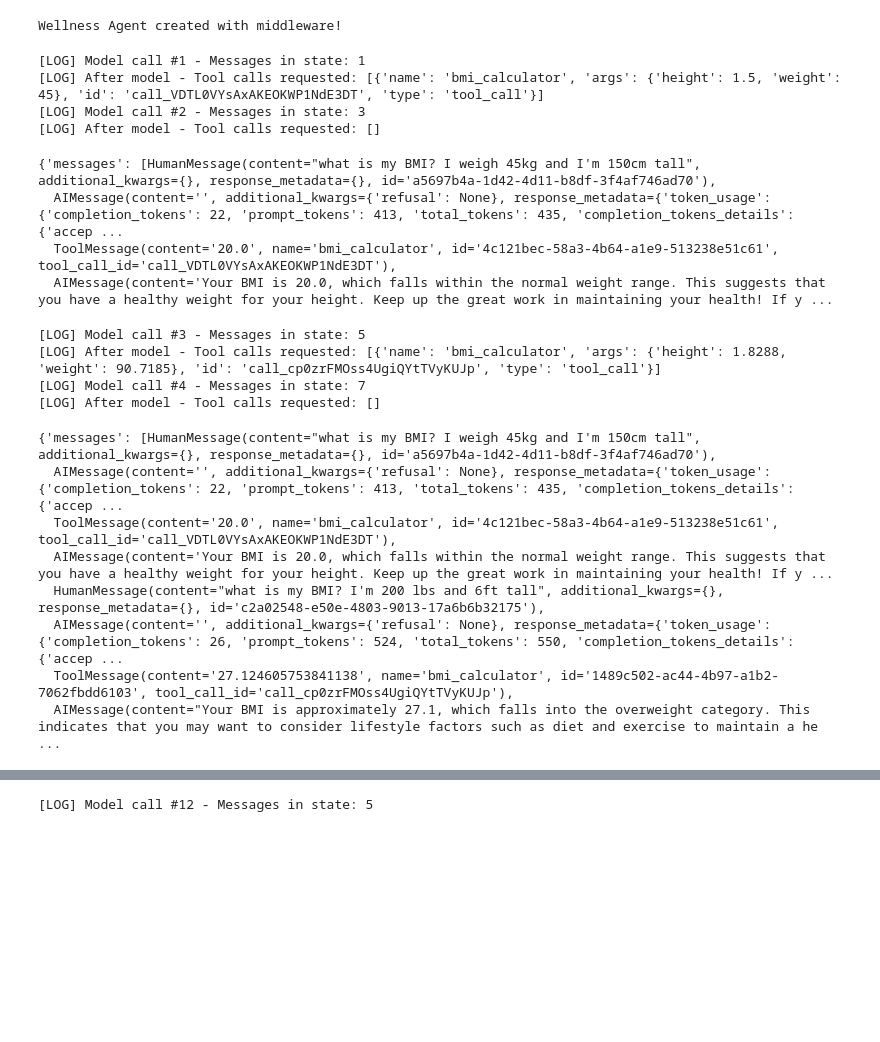
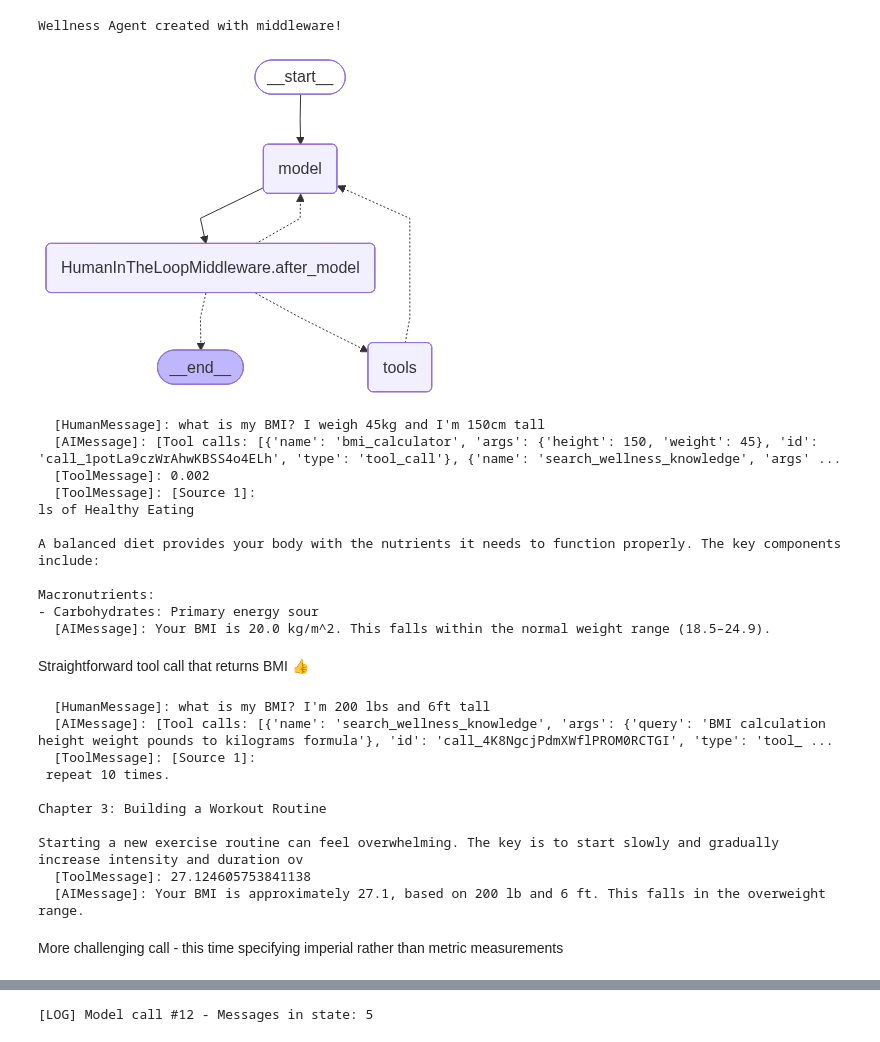
Before and after one commit to stevejgoodman/AIE9, a Jupyter notebook: 03_The_Agent_Loop/The_Agent_Loop_Assignment.ipynb, the cells around one changed output, grey strips where cells are left out. Saved outputs shown, nothing was run; the diff lists cells and outputs as text; code cells hidden in the pictures; blank space fills up the shorter version.

```diff
--- a/03_The_Agent_Loop/The_Agent_Loop_Assignment.ipynb
+++ b/03_The_Agent_Loop/The_Agent_Loop_Assignment.ipynb
@@ -359,0 +414,3 @@ NameError: name 'tool' is not defined
+# %%
+query = HumanMessage("how many words are in the following sentence: 'How now brown cow'")
+simple_agent.invoke({"messages": query})
@@ -796,6 +866,9 @@ from langchain import tools
 from langchain.agents import create_agent
 from langchain.agents.middleware import HumanInTheLoopMiddleware
 from langgraph.checkpoint.memory import InMemorySaver
+from langchain.messages import AIMessage, HumanMessage, ToolMessage
+from langchain.chat_models import init_chat_model
+llm = init_chat_model('gpt-5')
 # %%
 @tool
 def bmi_calculator(height: float, weight: float)-> float:
@@ -812,10 +885,6 @@ def bmi_calculator(height: float, weight: float)-> float:
     """
     if height > 0 and weight > 0:
         return weight / ((height)**2)
-# %%
-from langchain.chat_models import init_chat_model
-
-llm = init_chat_model('gpt-5-nano')
 # %%
 @tool
 def workout_plan(workout_requirements:str) -> str:
@@ -825,8 +893,6 @@ def workout_plan(workout_requirements:str) -> str:
 
     return results
 # %%
-
-
 rag_tools = [
     search_wellness_knowledge,
     bmi_calculator,
@@ -835,9 +901,9 @@ rag_tools = [
 
 # Create the agentic RAG system with middleware
 wellness_agent = create_agent(
-    model="gpt-4o",
+    model="gpt-5-nano",
     tools=rag_tools,
-    checkpointer=InMemorySaver(),
+    checkpointer=InMemorySaver(), # My Own addition for later
     system_prompt="""You are a helpful wellness assistant with access to a comprehensive health and wellness knowledge base.
      And to tools that calculate BMI and create fitness plans
 
@@ -848,7 +914,7 @@ wellness_agent = create_agent(
     4. Be supportive and encouraging in your responses
     5. If you cannot find relevant information, say so honestly
 
-Remember: Always cite information from the knowledge base when applicable.""",
+Answer the question and don't provide additional information unless the user has asked for it.""",
     middleware=[
         HumanInTheLoopMiddleware(interrupt_on={"workout_plan": True},
         description_prefix="Tool execution requires approval"),
@@ -860,3 +926,8 @@ Remember: Always cite information from the knowledge base when applicable.""",
 print("Wellness Agent created with middleware!")
 # %% [output]
 Wellness Agent created with middleware!
+# %%
+from IPython.display import display, Image
+display(Image(wellness_agent.get_graph().draw_mermaid_png()))
+# %% [output]
+[figure, added]
@@ -863,32 +940,37 @@ Wellness Agent created with middleware!
 # %%
 config = {"configurable": {"thread_id": "1"}}
 query = "what is my BMI? I weigh 45kg and I'm 150cm tall"
-wellness_agent.invoke( {"messages": [{"role": "user", "content": query}]}, config = config )
+pretty_print(wellness_agent.invoke( {"messages": [{"role": "user", "content": query}]}, config = config ))
 # %% [output]
-[LOG] Model call #1 - Messages in state: 1
-[LOG] After model - Tool calls requested: [{'name': 'bmi_calculator', 'args': {'height': 1.5, 'weight': 45}, 'id': 'call_VDTL0VYsAxAKEOKWP1NdE3DT', 'type': 'tool_call'}]
-[LOG] Model call #2 - Messages in state: 3
-[LOG] After model - Tool calls requested: []
+  [HumanMessage]: what is my BMI? I weigh 45kg and I'm 150cm tall
+  [AIMessage]: [Tool calls: [{'name': 'bmi_calculator', 'args': {'height': 150, 'weight': 45}, 'id': 'call_1potLa9czWrAhwKBSS4o4ELh', 'type': 'tool_call'}, {'name': 'search_wellness_knowledge', 'args' ...
+  [ToolMessage]: 0.002
+  [ToolMessage]: [Source 1]:
+ls of Healthy Eating
+
+A balanced diet provides your body with the nutrients it needs to function properly. The key components include:
+
+Macronutrients:
+- Carbohydrates: Primary energy sour
+  [AIMessage]: Your BMI is 20.0 kg/m^2. This falls within the normal weight range (18.5–24.9).
-{'messages': [HumanMessage(content="what is my BMI? I weigh 45kg and I'm 150cm tall", additional_kwargs={}, response_metadata={}, id='a5697b4a-1d42-4d11-b8df-3f4af746ad70'),
-  AIMessage(content='', additional_kwargs={'refusal': None}, response_metadata={'token_usage': {'completion_tokens': 22, 'prompt_tokens': 413, 'total_tokens': 435, 'completion_tokens_details': {'accep ...
-  ToolMessage(content='20.0', name='bmi_calculator', id='4c121bec-58a3-4b64-a1e9-513238e51c61', tool_call_id='call_VDTL0VYsAxAKEOKWP1NdE3DT'),
-  AIMessage(content='Your BMI is 20.0, which falls within the normal weight range. This suggests that you have a healthy weight for your height. Keep up the great work in maintaining your health! If y ...
+# %% [markdown]
+Straightforward tool call that returns BMI 👍
 # %%
 config = {"configurable": {"thread_id": "2"}}
 query = "what is my BMI? I'm 200 lbs and 6ft tall"
 
-wellness_agent.invoke( {"messages": [{"role": "user", "content": query}]}, config = config )
+pretty_print(wellness_agent.invoke( {"messages": [{"role": "user", "content": query}]}, config = config ))
 # %% [output]
-[LOG] Model call #3 - Messages in state: 5
-[LOG] After model - Tool calls requested: [{'name': 'bmi_calculator', 'args': {'height': 1.8288, 'weight': 90.7185}, 'id': 'call_cp0zrFMOss4UgiQYtTVyKUJp', 'type': 'tool_call'}]
-[LOG] Model call #4 - Messages in state: 7
-[LOG] After model - Tool calls requested: []
+  [HumanMessage]: what is my BMI? I'm 200 lbs and 6ft tall
+  [AIMessage]: [Tool calls: [{'name': 'search_wellness_knowledge', 'args': {'query': 'BMI calculation height weight pounds to kilograms formula'}, 'id': 'call_4K8NgcjPdmXWflPROM0RCTGI', 'type': 'tool_ ...
+  [ToolMessage]: [Source 1]:
+ repeat 10 times.
+
+Chapter 3: Building a Workout Routine
+
+Starting a new exercise routine can feel overwhelming. The key is to start slowly and gradually increase intensity and duration ov
+  [ToolMessage]: 27.124605753841138
+  [AIMessage]: Your BMI is approximately 27.1, based on 200 lb and 6 ft. This falls in the overweight range.
-{'messages': [HumanMessage(content="what is my BMI? I weigh 45kg and I'm 150cm tall", additional_kwargs={}, response_metadata={}, id='a5697b4a-1d42-4d11-b8df-3f4af746ad70'),
-  AIMessage(content='', additional_kwargs={'refusal': None}, response_metadata={'token_usage': {'completion_tokens': 22, 'prompt_tokens': 413, 'total_tokens': 435, 'completion_tokens_details': {'accep ...
-  ToolMessage(content='20.0', name='bmi_calculator', id='4c121bec-58a3-4b64-a1e9-513238e51c61', tool_call_id='call_VDTL0VYsAxAKEOKWP1NdE3DT'),
-  AIMessage(content='Your BMI is 20.0, which falls within the normal weight range. This suggests that you have a healthy weight for your height. Keep up the great work in maintaining your health! If y ...
-  HumanMessage(content="what is my BMI? I'm 200 lbs and 6ft tall", additional_kwargs={}, response_metadata={}, id='c2a02548-e50e-4803-9013-17a6b6b32175'),
-  AIMessage(content='', additional_kwargs={'refusal': None}, response_metadata={'token_usage': {'completion_tokens': 26, 'prompt_tokens': 524, 'total_tokens': 550, 'completion_tokens_details': {'accep ...
-  ToolMessage(content='27.124605753841138', name='bmi_calculator', id='1489c502-ac44-4b97-a1b2-7062fbdd6103', tool_call_id='call_cp0zrFMOss4UgiQYtTVyKUJp'),
-  AIMessage(content="Your BMI is approximately 27.1, which falls into the overweight category. This indicates that you may want to consider lifestyle factors such as diet and exercise to maintain a he ...
+# %% [markdown]
+More challenging call - this time specifying imperial rather than metric measurements
 # %%
```
Also changed, not shown: parts of 35 cells of this notebook, 2 other files.
